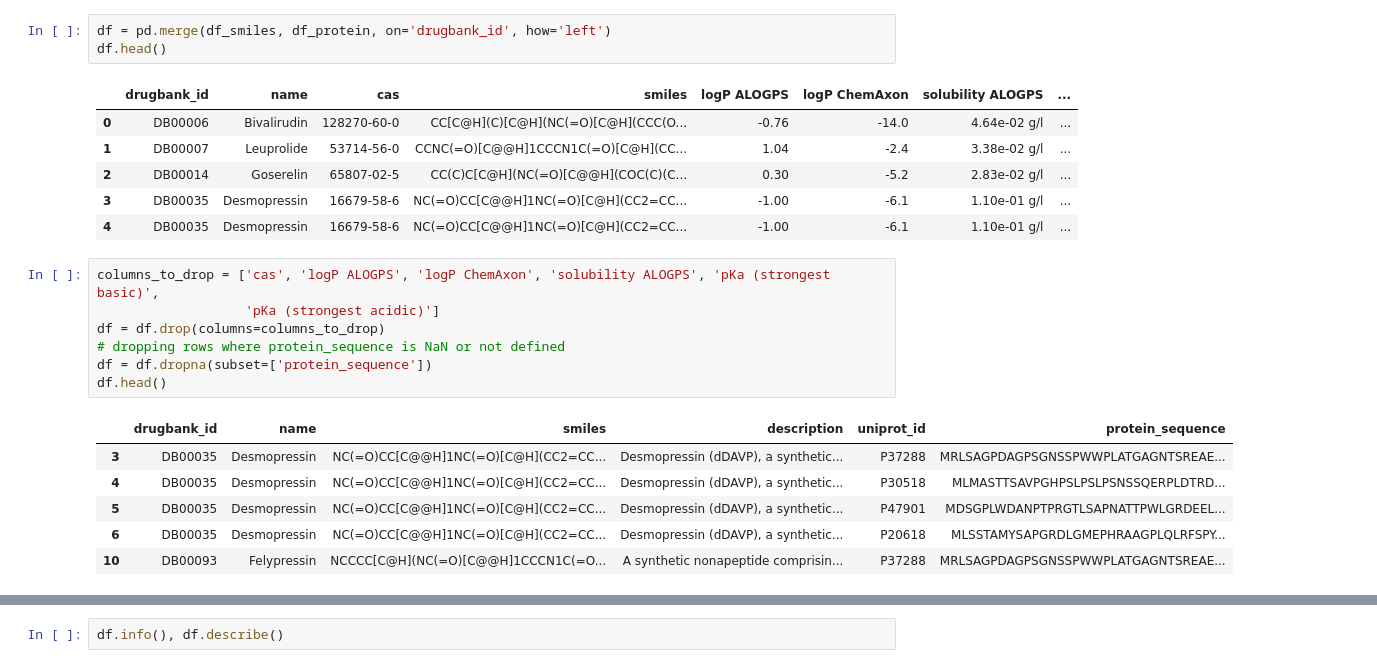
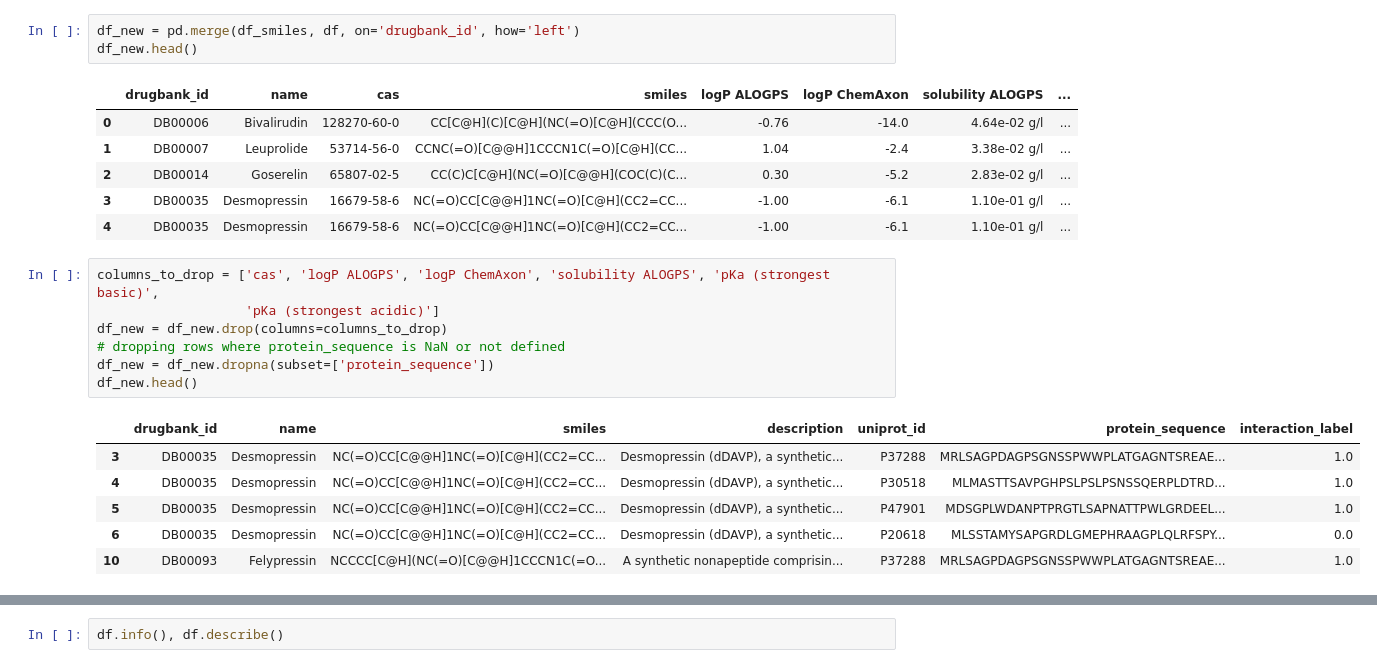
Before and after one commit to shivani-202/drug-target-interaction, a Jupyter notebook: DTI.ipynb, the cells around one changed output, grey strips where cells are left out. Drawn from its saved outputs; the diff is of its cells as text.

```diff
--- a/DTI.ipynb
+++ b/DTI.ipynb
@@ -25,8 +92,8 @@ df_protein.head()
 | 3 | DB00142 | Q9UI32 | MRSMKALQKALSRAGSHCGRGGWGHPSRSPLLG... |
 | 4 | DB01839 | P00488 | MSETSRTAFGGRRAVPPNNSNAAEDDLPTVELQ... |
 # %%
-df = pd.merge(df_smiles, df_protein, on='drugbank_id', how='left')
-df.head()
+df_new = pd.merge(df_smiles, df, on='drugbank_id', how='left')
+df_new.head()
 # %% [output]
 |  | drugbank_id | name | cas | smiles | logP ALOGPS | logP ChemAxon | solubility ALOGPS | ... |
 | 0 | DB00006 | Bivalirudin | 128270-60-0 | CC[C@H](C)[C@H](NC(=O)[C@H](CCC(O... | -0.76 | -14.0 | 4.64e-02 g/l | ... |
@@ -37,16 +104,16 @@ df.head()
 # %%
 columns_to_drop = ['cas', 'logP ALOGPS', 'logP ChemAxon', 'solubility ALOGPS', 'pKa (strongest basic)',
                    'pKa (strongest acidic)']
-df = df.drop(columns=columns_to_drop)
+df_new = df_new.drop(columns=columns_to_drop)
 # dropping rows where protein_sequence is NaN or not defined
-df = df.dropna(subset=['protein_sequence'])
-df.head()
+df_new = df_new.dropna(subset=['protein_sequence'])
+df_new.head()
 # %% [output]
-|  | drugbank_id | name | smiles | description | uniprot_id | protein_sequence |
-| 3 | DB00035 | Desmopressin | NC(=O)CC[C@@H]1NC(=O)[C@H](CC2=CC... | Desmopressin (dDAVP), a synthetic... | P37288 | MRLSAGPDAGPSGNSSPWWPLATGAGNTSREAE... |
-| 4 | DB00035 | Desmopressin | NC(=O)CC[C@@H]1NC(=O)[C@H](CC2=CC... | Desmopressin (dDAVP), a synthetic... | P30518 | MLMASTTSAVPGHPSLPSLPSNSSQERPLDTRD... |
-| 5 | DB00035 | Desmopressin | NC(=O)CC[C@@H]1NC(=O)[C@H](CC2=CC... | Desmopressin (dDAVP), a synthetic... | P47901 | MDSGPLWDANPTPRGTLSAPNATTPWLGRDEEL... |
-| 6 | DB00035 | Desmopressin | NC(=O)CC[C@@H]1NC(=O)[C@H](CC2=CC... | Desmopressin (dDAVP), a synthetic... | P20618 | MLSSTAMYSAPGRDLGMEPHRAAGPLQLRFSPY... |
-| 10 | DB00093 | Felypressin | NCCCC[C@H](NC(=O)[C@@H]1CCCN1C(=O... | A synthetic nonapeptide comprisin... | P37288 | MRLSAGPDAGPSGNSSPWWPLATGAGNTSREAE... |
+|  | drugbank_id | name | smiles | description | uniprot_id | protein_sequence | interaction_label |
+| 3 | DB00035 | Desmopressin | NC(=O)CC[C@@H]1NC(=O)[C@H](CC2=CC... | Desmopressin (dDAVP), a synthetic... | P37288 | MRLSAGPDAGPSGNSSPWWPLATGAGNTSREAE... | 1.0 |
+| 4 | DB00035 | Desmopressin | NC(=O)CC[C@@H]1NC(=O)[C@H](CC2=CC... | Desmopressin (dDAVP), a synthetic... | P30518 | MLMASTTSAVPGHPSLPSLPSNSSQERPLDTRD... | 1.0 |
+| 5 | DB00035 | Desmopressin | NC(=O)CC[C@@H]1NC(=O)[C@H](CC2=CC... | Desmopressin (dDAVP), a synthetic... | P47901 | MDSGPLWDANPTPRGTLSAPNATTPWLGRDEEL... | 1.0 |
+| 6 | DB00035 | Desmopressin | NC(=O)CC[C@@H]1NC(=O)[C@H](CC2=CC... | Desmopressin (dDAVP), a synthetic... | P20618 | MLSSTAMYSAPGRDLGMEPHRAAGPLQLRFSPY... | 0.0 |
+| 10 | DB00093 | Felypressin | NCCCC[C@H](NC(=O)[C@@H]1CCCN1C(=O... | A synthetic nonapeptide comprisin... | P37288 | MRLSAGPDAGPSGNSSPWWPLATGAGNTSREAE... | 1.0 |
 # %%
 # Download df
```
Also changed, not shown: parts of 3 cells of this notebook.
